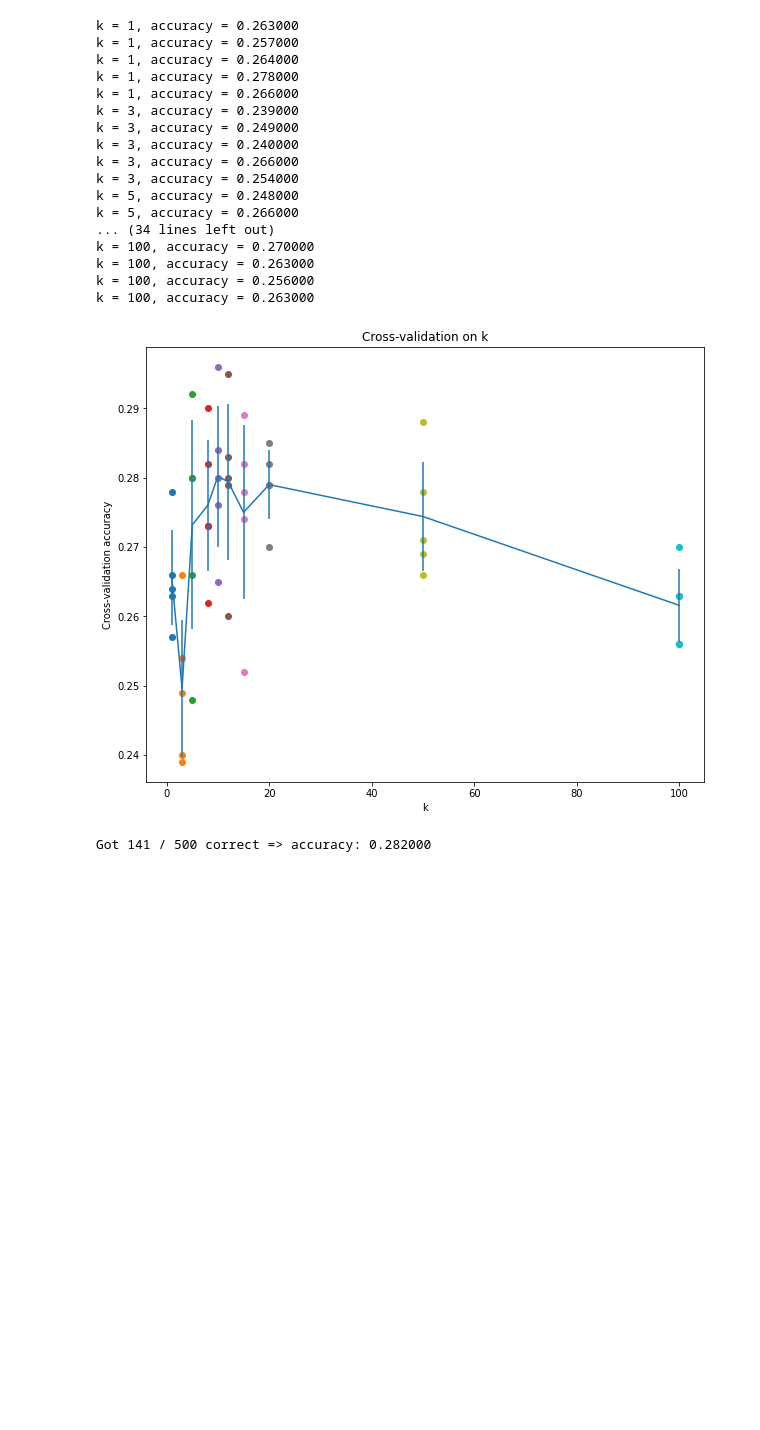
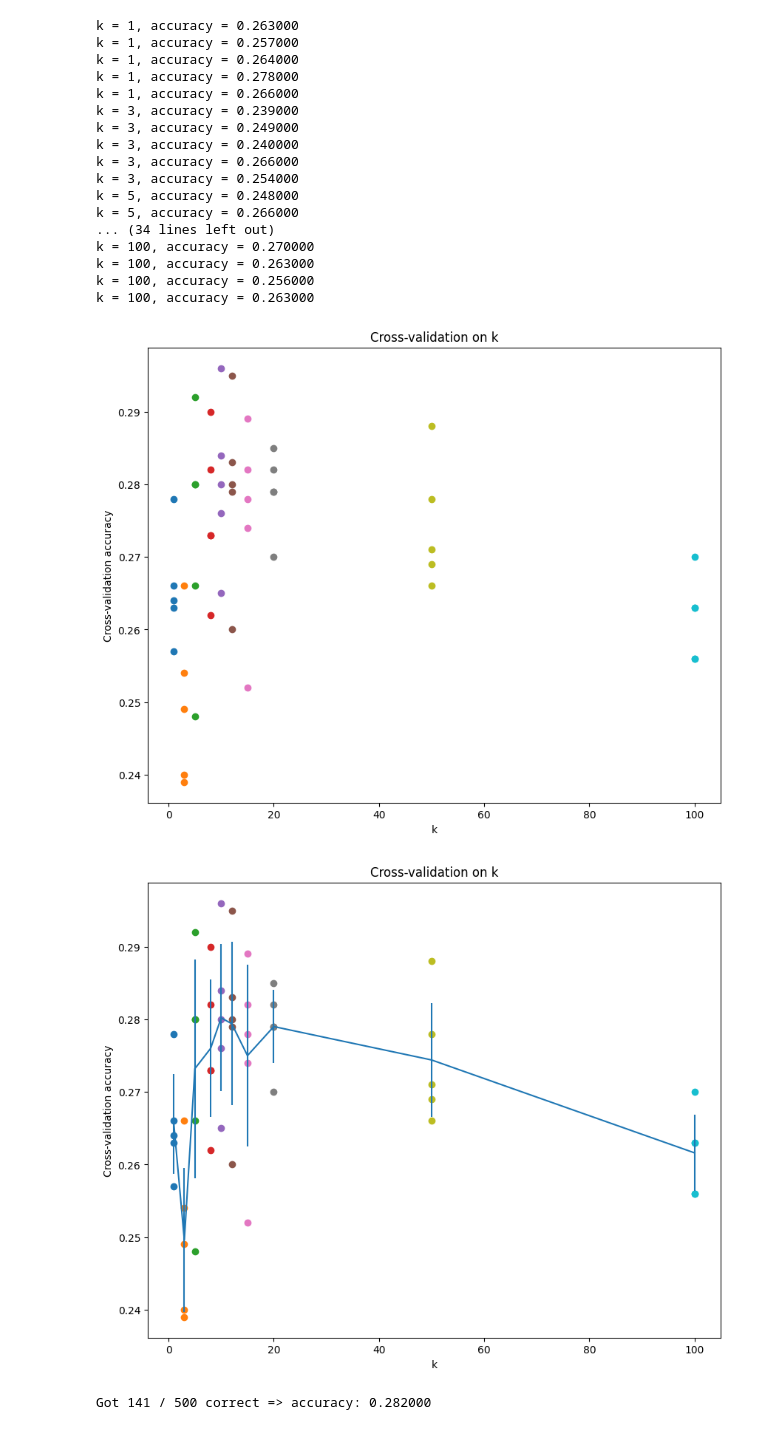
Before and after one commit to PeterHUistyping/Stanford_CS231n-Deep_Learning-for-Computer_Vision, a Jupyter notebook: MyProject22/assignment1/knn.ipynb, the cells around one changed output. Drawn from its saved outputs; the diff is of its cells as text; code cells hidden in the pictures; blank space fills up the shorter version.

```diff
--- a/MyProject22/assignment1/knn.ipynb
+++ b/MyProject22/assignment1/knn.ipynb
@@ -377,16 +417,28 @@ for k in k_choices:
     accuracies = k_to_accuracies[k]
     plt.scatter([k] * len(accuracies), accuracies)
 
-# plot the trend line with error bars that correspond to standard deviation
-accuracies_mean = np.array([np.mean(v) for k,v in sorted(k_to_accuracies.items())])
-accuracies_std = np.array([np.std(v) for k,v in sorted(k_to_accuracies.items())])
-plt.errorbar(k_choices, accuracies_mean, yerr=accuracies_std)
 plt.title('Cross-validation on k')
 plt.xlabel('k')
 plt.ylabel('Cross-validation accuracy')
 plt.show()
 # %% [output]
-[figure, old version]
+[figure, new version]
+# %%
+# plot the raw observations
+for k in k_choices:
+    accuracies = k_to_accuracies[k]
+    plt.scatter([k] * len(accuracies), accuracies)
+
+# plot the trend line with error bars that correspond to standard deviation
+accuracies_mean = np.array([np.mean(v) for k,v in sorted(k_to_accuracies.items())])
+accuracies_std = np.array([np.std(v) for k,v in sorted(k_to_accuracies.items())])
+plt.errorbar(k_choices, accuracies_mean, yerr=accuracies_std)
+plt.title('Cross-validation on k')
+plt.xlabel('k')
+plt.ylabel('Cross-validation accuracy')
+plt.show()
+# %% [output]
+[figure, added]
 # %%
 # Based on the cross-validation results above, choose the best value for k,
 # retrain the classifier using all the training data, and test it on the test
```
Also changed, not shown: parts of 15 cells of this notebook, 7 other files.
